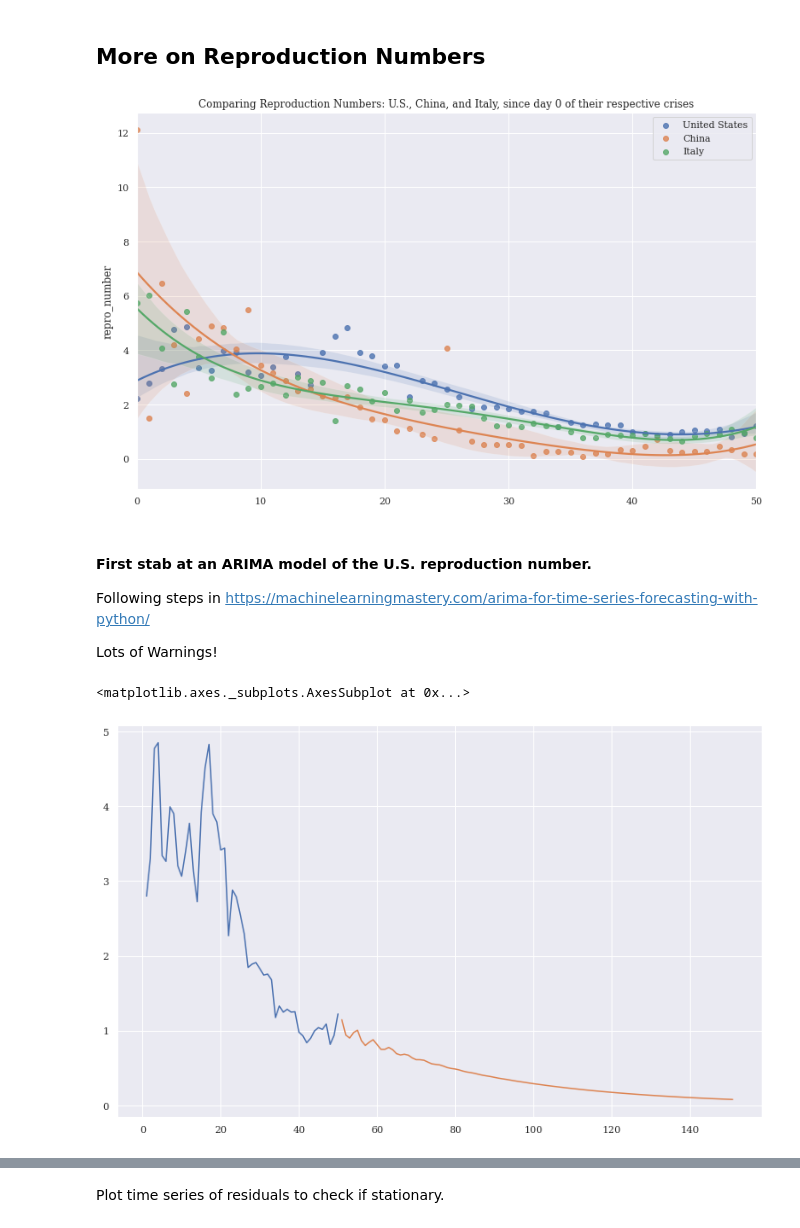
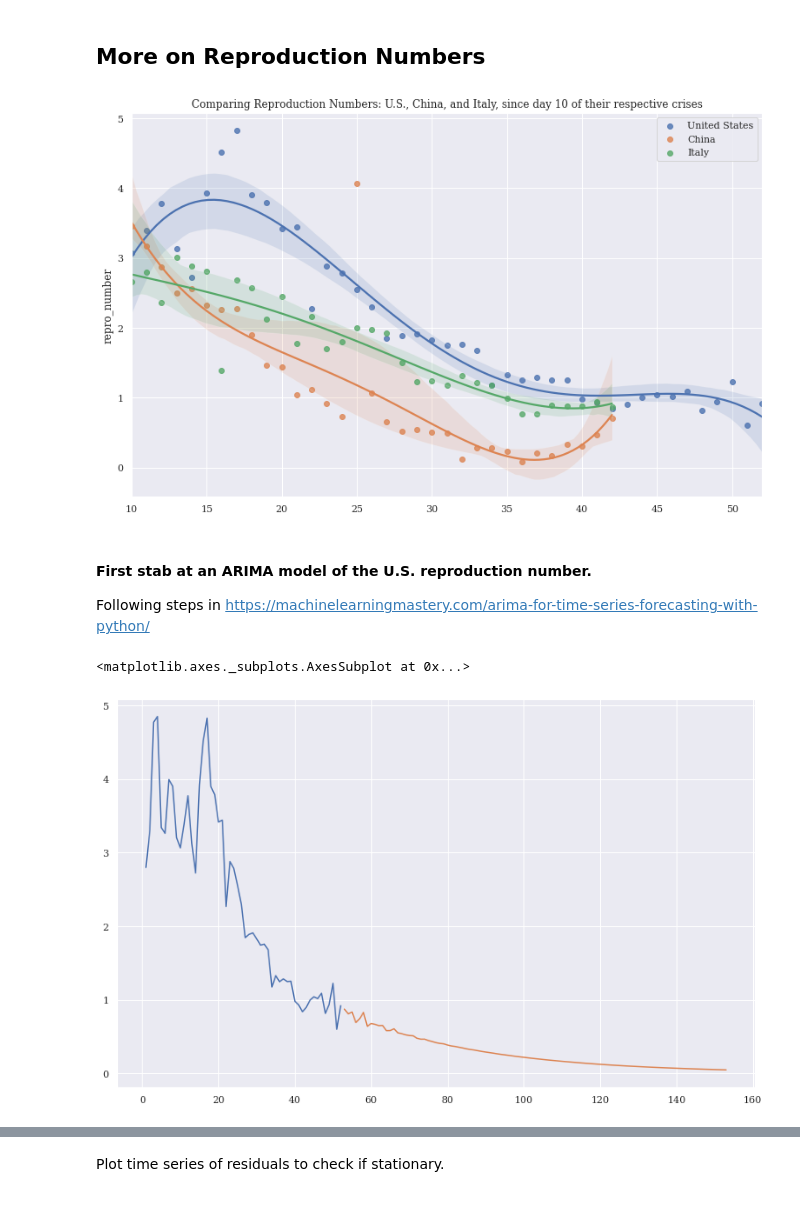
Before and after one commit to tedteske/Covid-19-Model, a Jupyter notebook: covid.ipynb, the cells around one changed output, grey strips where cells are left out. Saved outputs shown, nothing was run; the diff lists cells and outputs as text; code cells hidden in the pictures.

```diff
--- a/covid.ipynb
+++ b/covid.ipynb
@@ -918,32 +924,39 @@ plot_cdr(NY_Cov, 'Covid in New York')
 # %% [markdown]
 ## More on Reproduction Numbers
 # %%
+order = 4
+day_start = 10
+
 US_ = US_Cov[US_Cov['source']=='actual'].copy()
 US_.reset_index(inplace=True)
+US_ = US_[day_start:]
 days = len(US_)
 
 China_ = China_Cov[China_Cov['source']=='actual'][:days].copy()
 China_.reset_index(inplace=True)
+China_ = China_[day_start:]
 
 Italy_ = Italy_Cov[Italy_Cov['source']=='actual'][:days].copy()
 Italy_.reset_index(inplace=True)
+Italy_ = Italy_[day_start:]
 
-sns.regplot(x=US_.index, y='repro_number', data=US_, fit_reg=True, order=4, label='United States')
-sns.regplot(x=China_.index, y='repro_number', data=China_, fit_reg=True, order=4, label='China')
-sns.regplot(x=China_.index, y='repro_number', data=Italy_, fit_reg=True, order=4, label='Italy')
+sns.regplot(x=US_.index, y='repro_number', data=US_, label='United States',
+            fit_reg=True, order=order)
+sns.regplot(x=China_.index, y='repro_number', data=China_,  label='China',
+            fit_reg=True, order=order)
+sns.regplot(x=China_.index, y='repro_number', data=Italy_, label='Italy',
+            fit_reg=True, order=order)
 
 plt.legend()
-plt.title('Comparing Reproduction Numbers: U.S., China, and Italy, '
-          'since day 0 of their respective crises')
+plt.title('Comparing Reproduction Numbers: U.S., China, and Italy, since day '
+          + str(day_start) + ' of their respective crises')
 plt.show()
 # %% [output]
-[figure, old version]
+[figure, new version]
 # %% [markdown]
 #### First stab at an ARIMA model of the U.S. reproduction number.
 
 Following steps in https://machinelearningmastery.com/arima-for-time-series-forecasting-with-python/
-
-Lots of Warnings!
 # %%
 from statsmodels.tsa.arima_model import ARIMA
 
@@ -961,7 +974,7 @@ sns.lineplot(data=np.exp(actuals))
 sns.lineplot(data=np.exp(prediction))
 # %% [output]
 <matplotlib.axes._subplots.AxesSubplot at 0x...>
-[figure, old version]
+[figure, new version]
 # %%
 print(model_fit.summary())
 # %% [output]
```
Also changed, not shown: parts of 44 cells of this notebook.
